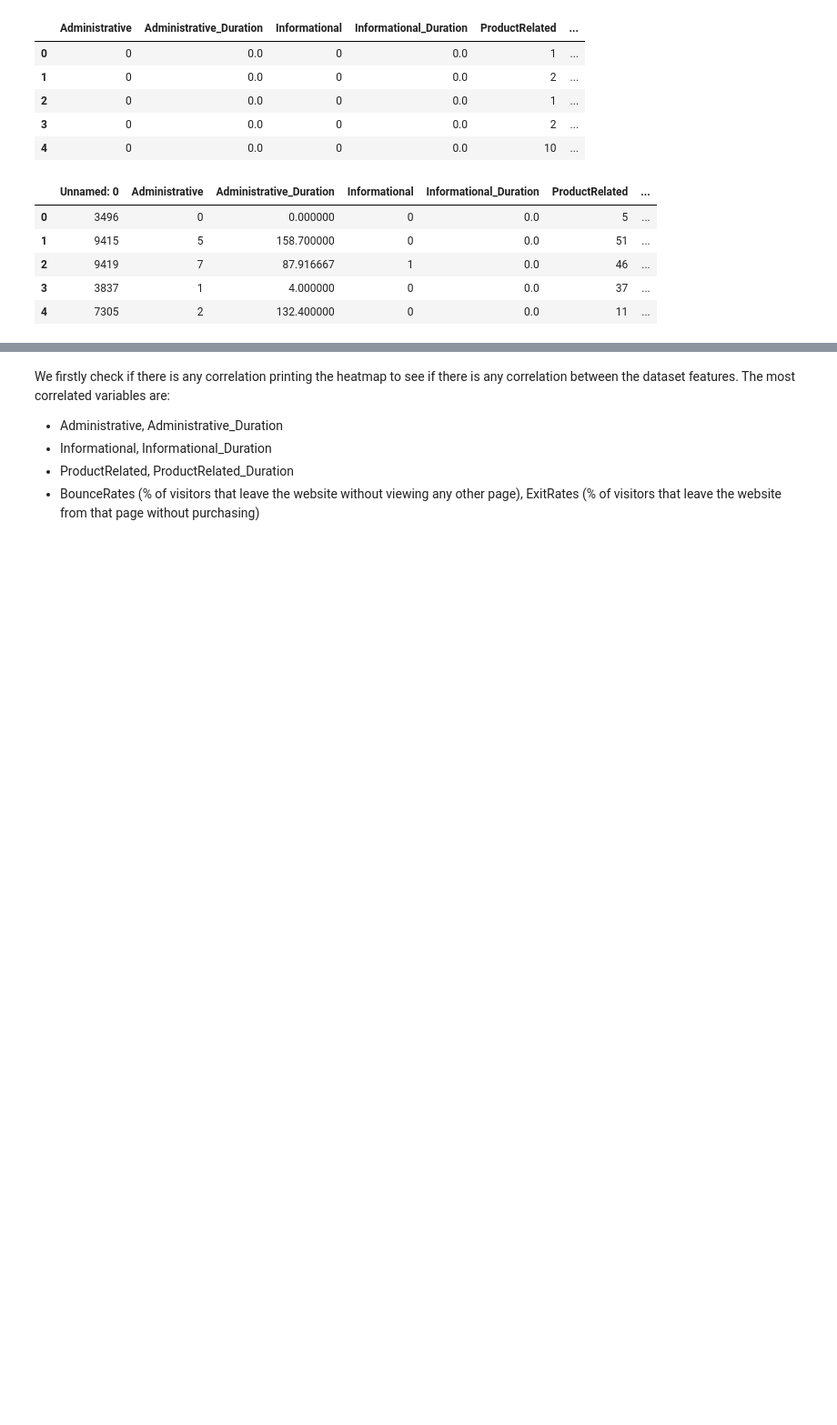
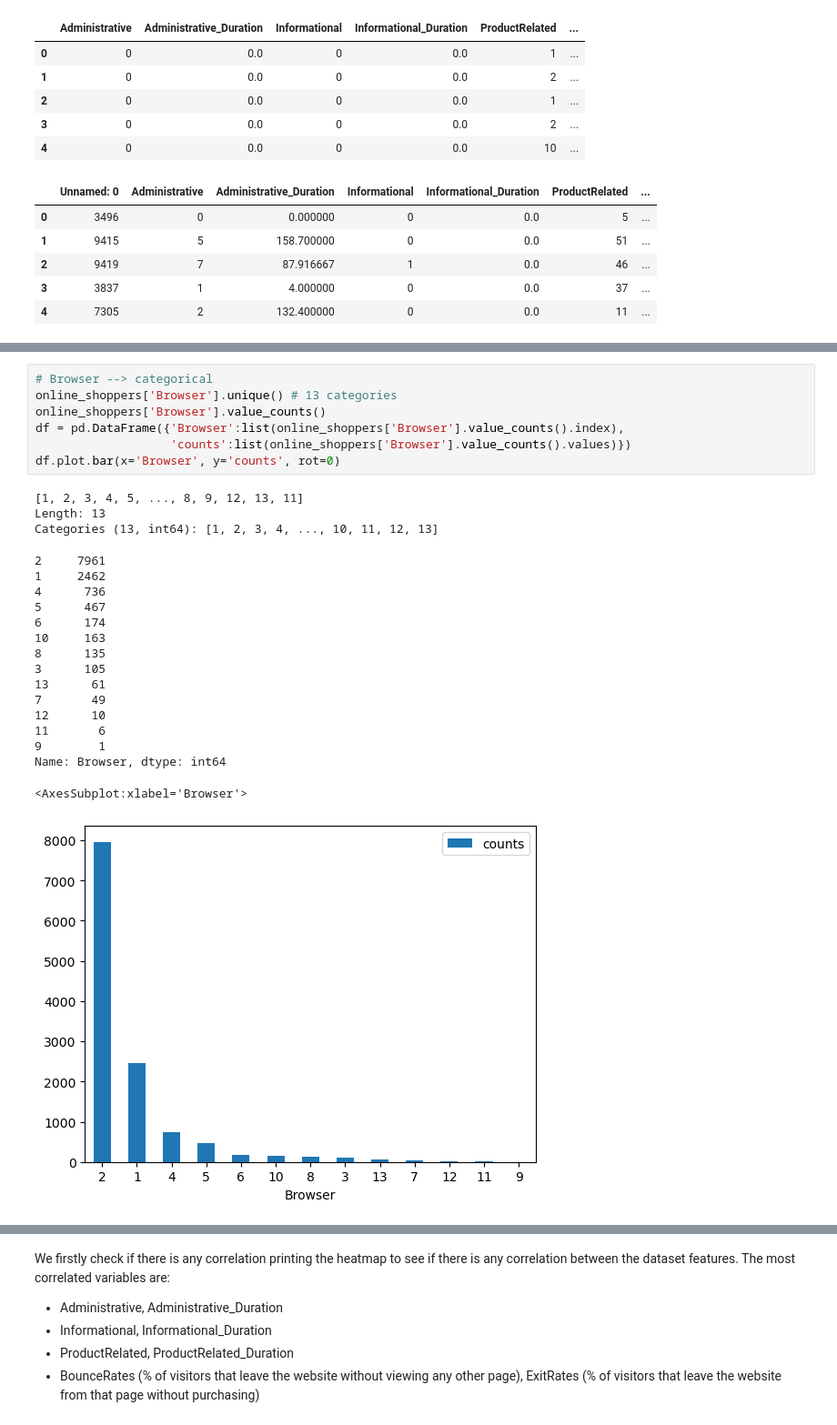
Before and after one commit to sararesta/ML-Homework, a Jupyter notebook: Margiotta_Resta_ML_HW.ipynb, the cells around one changed output, grey strips where cells are left out. Shown at 91% size. Cells and saved outputs as stored; diff of their text form; blank space fills up the shorter version.

```diff
--- a/Margiotta_Resta_ML_HW.ipynb
+++ b/Margiotta_Resta_ML_HW.ipynb
@@ -40,0 +83,27 @@ We start considering if there is a correlation between some variables
+# %%
+# Browser --> categorical
+online_shoppers['Browser'].unique() # 13 categories
+online_shoppers['Browser'].value_counts()
+df = pd.DataFrame({'Browser':list(online_shoppers['Browser'].value_counts().index),
+                   'counts':list(online_shoppers['Browser'].value_counts().values)})
+df.plot.bar(x='Browser', y='counts', rot=0)
+# %% [output]
+[1, 2, 3, 4, 5, ..., 8, 9, 12, 13, 11]
+Length: 13
+Categories (13, int64): [1, 2, 3, 4, ..., 10, 11, 12, 13]
+2     7961
+1     2462
+4      736
+5      467
+6      174
+10     163
+8      135
+3      105
+13      61
+7       49
+12      10
+11       6
+9        1
+Name: Browser, dtype: int64
+<AxesSubplot:xlabel='Browser'>
+[figure, added]
```
Also changed, not shown: parts of 25 cells of this notebook, 1 other file.
